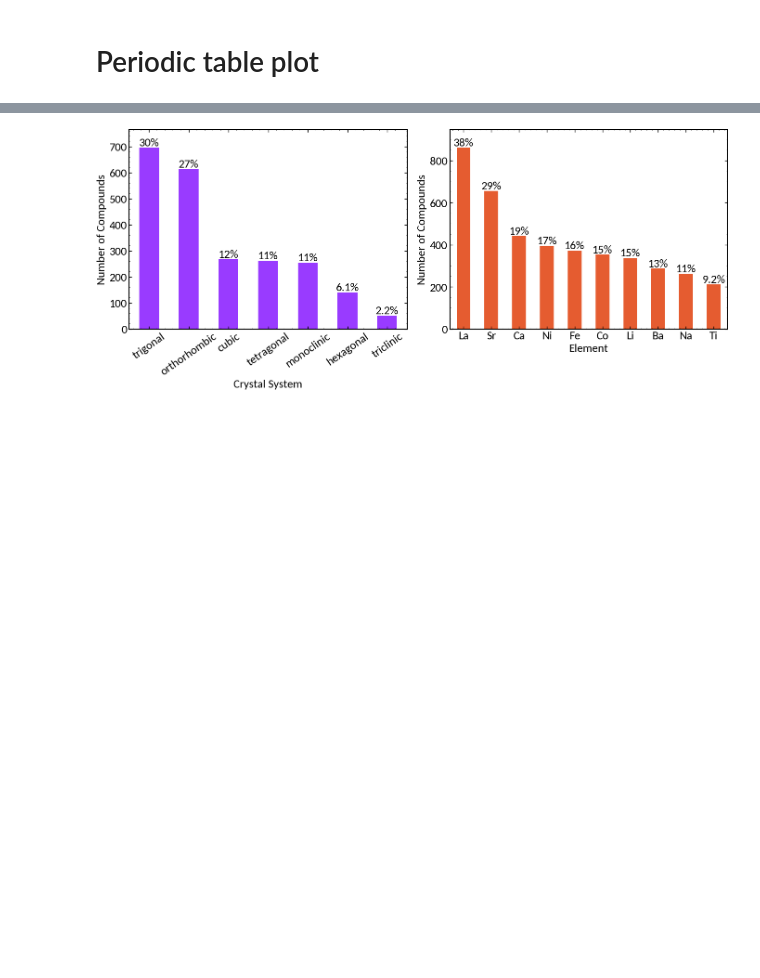
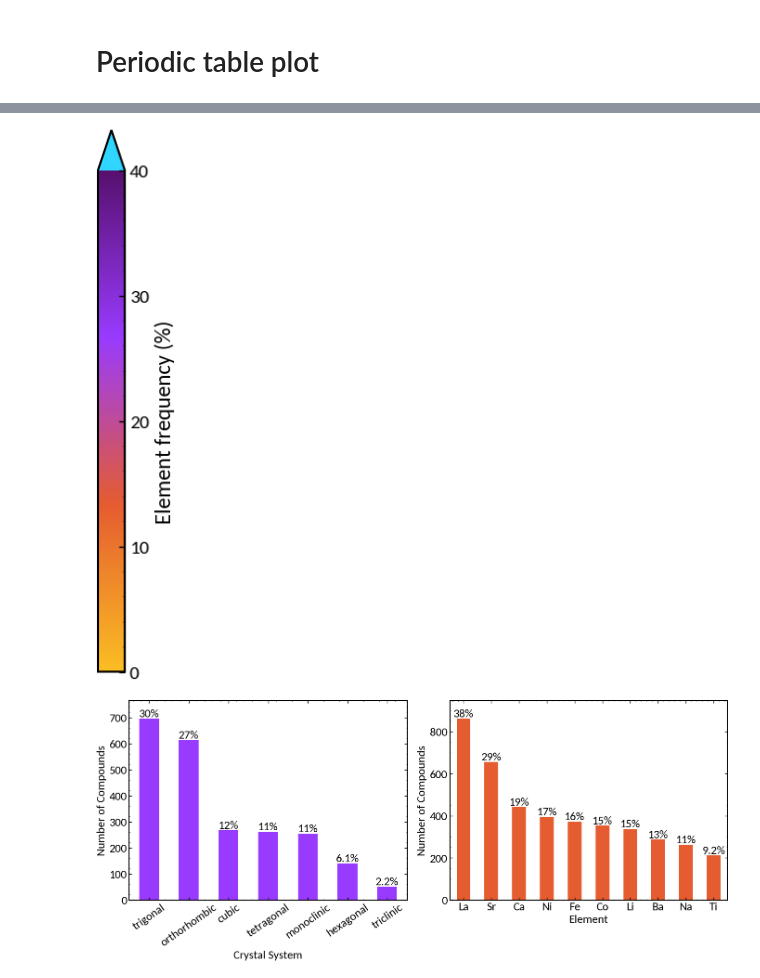
Before and after one commit to RAMP-Labs/ApprOxiMate, a Jupyter notebook: notebooks/exp2_EDA_of_dataset.ipynb, the cells around one changed output, grey strips where cells are left out. Drawn from its saved outputs; the diff is of its cells as text; code cells hidden in the pictures; blank space fills up the shorter version.

Commit message:
redid periodic table plot

```diff
--- a/notebooks/exp2_EDA_of_dataset.ipynb
+++ b/notebooks/exp2_EDA_of_dataset.ipynb
@@ -70,3 +117,47 @@ figure(id='p1007', ...)
+# %%
+import matplotlib.pyplot as plt
+import matplotlib.colors as mcolors
+import numpy as np
+
+# ---- SETTINGS: adjust these to match your actual data ----
+vmin = 0
+vmax = 40       # max % among the NON-highlighted elements (adjust to your real max)
+cbar_label = "Element frequency (%)"
+cbar_fontsize = 16
+width_in, height_in = 1.2, 6.0
+n_ticks = 5
+# ------------------------------------------------------------
+
+custom_cmap = mcolors.LinearSegmentedColormap.from_list(
+    "custom", ["#fbbe23", "#e55c30", "#993bff", "#57106e"]
+)
+
+custom_cmap.set_over("#30d6ff")
+
+norm = mcolors.Normalize(vmin=vmin, vmax=vmax)
+sm = plt.cm.ScalarMappable(norm=norm, cmap=custom_cmap)
+sm.set_array([])
+
+fig, ax = plt.subplots(figsize=(width_in, height_in))
+fig.subplots_adjust(left=0.05, right=0.35)
+
+cbar = fig.colorbar(
+    sm,
+    cax=ax,
+    orientation="vertical",
+    extend="max",
+    extendfrac=0.08,
+)
+
+cbar.set_label(cbar_label, fontsize=cbar_fontsize)
+cbar.ax.tick_params(labelsize=cbar_fontsize - 2)
+cbar.set_ticks(np.linspace(vmin, vmax, n_ticks))
+
+plt.tight_layout()
+plt.savefig('outputs/colour_bar.png', bbox_inches='tight')
+plt.show()
+# %% [output]
+[figure, added]
 # %%
 counts = icsd_df['Crystal_System'].value_counts()
 total_compounds = len(icsd_df)
```
Also changed, not shown: parts of 3 cells of this notebook, 2 other files.
